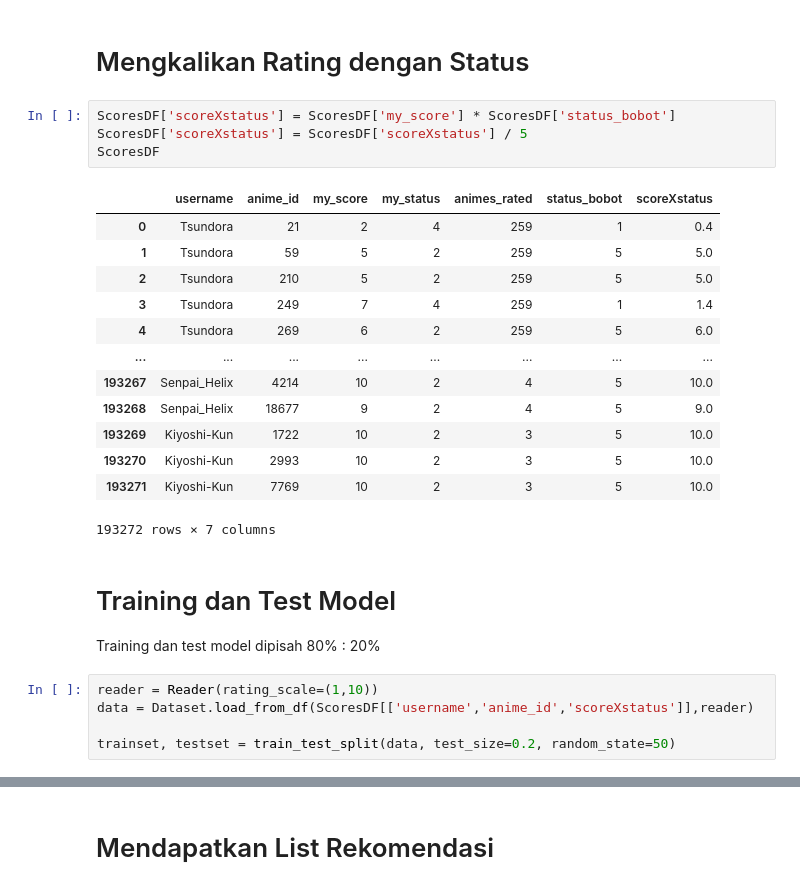
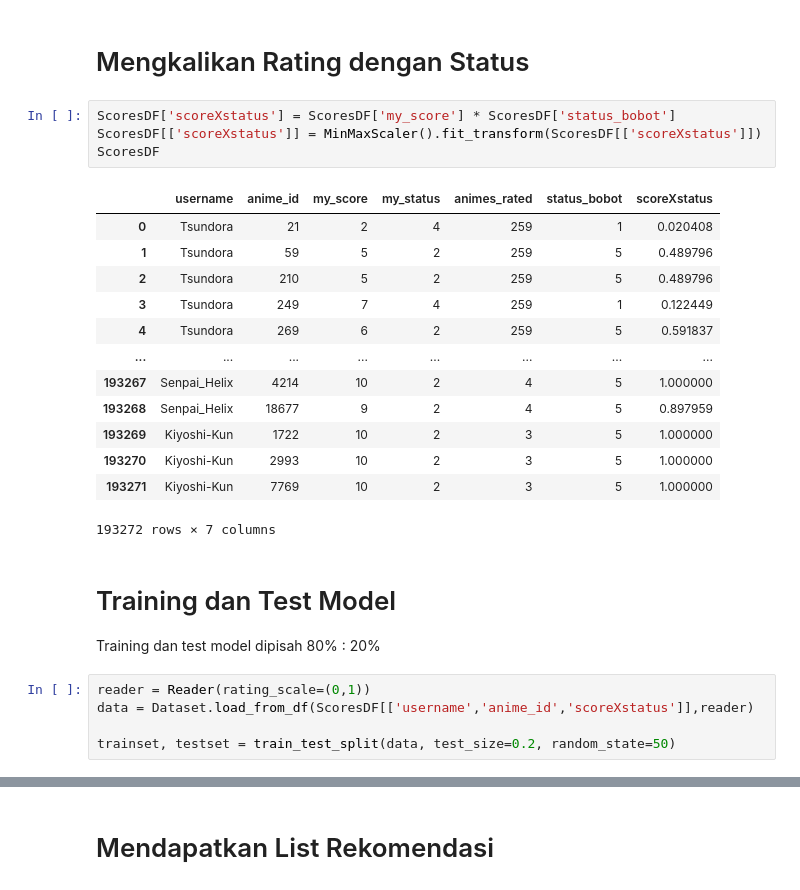
Before and after one commit to ekky2412/SistemRekomendasiAnime, a Jupyter notebook: Demo Program Sempro.ipynb, the cells around one changed output, grey strips where cells are left out. Saved outputs shown, nothing was run; the diff lists cells and outputs as text.

```diff
--- a/Demo Program Sempro.ipynb
+++ b/Demo Program Sempro.ipynb
@@ -40,27 +41,27 @@ ScoresDF['status_bobot'] = np.select(conditions,values)
 # Mengkalikan Rating dengan Status
 # %%
 ScoresDF['scoreXstatus'] = ScoresDF['my_score'] * ScoresDF['status_bobot']
-ScoresDF['scoreXstatus'] = ScoresDF['scoreXstatus'] / 5
+ScoresDF[['scoreXstatus']] = MinMaxScaler().fit_transform(ScoresDF[['scoreXstatus']])
 ScoresDF
 # %% [output]
 |  | username | anime_id | my_score | my_status | animes_rated | status_bobot | scoreXstatus |
-| 0 | Tsundora | 21 | 2 | 4 | 259 | 1 | 0.4 |
-| 1 | Tsundora | 59 | 5 | 2 | 259 | 5 | 5.0 |
-| 2 | Tsundora | 210 | 5 | 2 | 259 | 5 | 5.0 |
-| 3 | Tsundora | 249 | 7 | 4 | 259 | 1 | 1.4 |
-| 4 | Tsundora | 269 | 6 | 2 | 259 | 5 | 6.0 |
+| 0 | Tsundora | 21 | 2 | 4 | 259 | 1 | 0.020408 |
+| 1 | Tsundora | 59 | 5 | 2 | 259 | 5 | 0.489796 |
+| 2 | Tsundora | 210 | 5 | 2 | 259 | 5 | 0.489796 |
+| 3 | Tsundora | 249 | 7 | 4 | 259 | 1 | 0.122449 |
+| 4 | Tsundora | 269 | 6 | 2 | 259 | 5 | 0.591837 |
 | ... | ... | ... | ... | ... | ... | ... | ... |
-| 193267 | Senpai_Helix | 4214 | 10 | 2 | 4 | 5 | 10.0 |
-| 193268 | Senpai_Helix | 18677 | 9 | 2 | 4 | 5 | 9.0 |
-| 193269 | Kiyoshi-Kun | 1722 | 10 | 2 | 3 | 5 | 10.0 |
-| 193270 | Kiyoshi-Kun | 2993 | 10 | 2 | 3 | 5 | 10.0 |
-| 193271 | Kiyoshi-Kun | 7769 | 10 | 2 | 3 | 5 | 10.0 |
+| 193267 | Senpai_Helix | 4214 | 10 | 2 | 4 | 5 | 1.000000 |
+| 193268 | Senpai_Helix | 18677 | 9 | 2 | 4 | 5 | 0.897959 |
+| 193269 | Kiyoshi-Kun | 1722 | 10 | 2 | 3 | 5 | 1.000000 |
+| 193270 | Kiyoshi-Kun | 2993 | 10 | 2 | 3 | 5 | 1.000000 |
+| 193271 | Kiyoshi-Kun | 7769 | 10 | 2 | 3 | 5 | 1.000000 |
 193272 rows × 7 columns
 # %% [markdown]
 # Training dan Test Model
 Training dan test model dipisah 80% : 20%
 # %%
-reader = Reader(rating_scale=(1,10))
+reader = Reader(rating_scale=(0,1))
 data = Dataset.load_from_df(ScoresDF[['username','anime_id','scoreXstatus']],reader)
 
 trainset, testset = train_test_split(data, test_size=0.2, random_state=50)
```
Also changed, not shown: parts of 5 cells of this notebook, 17 other files.
